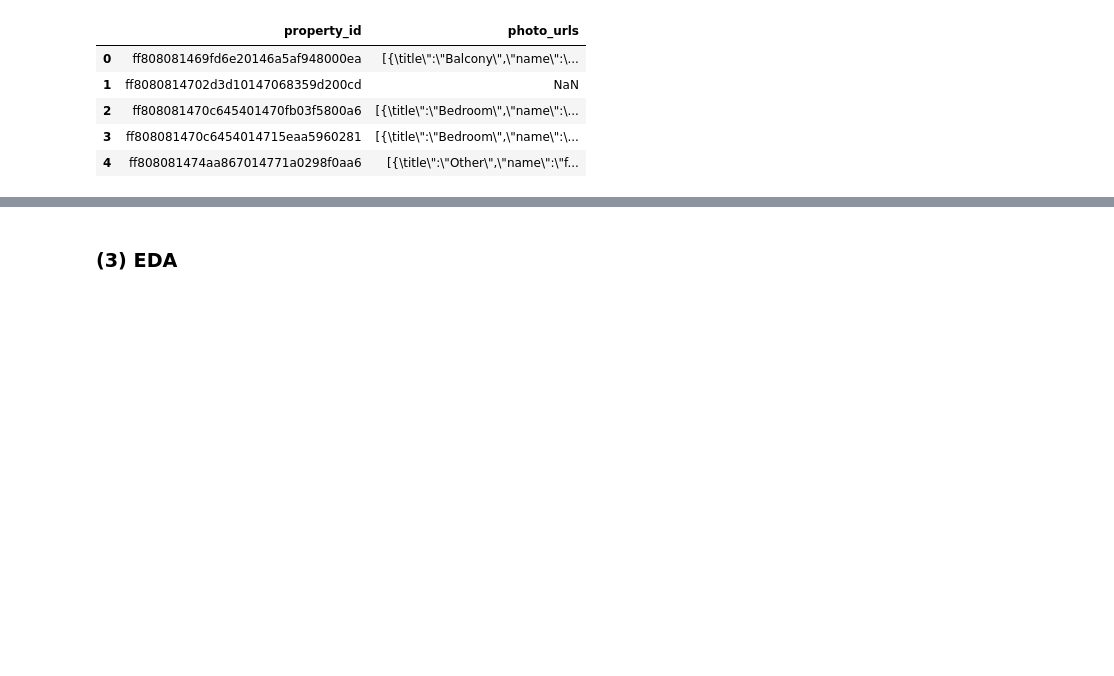
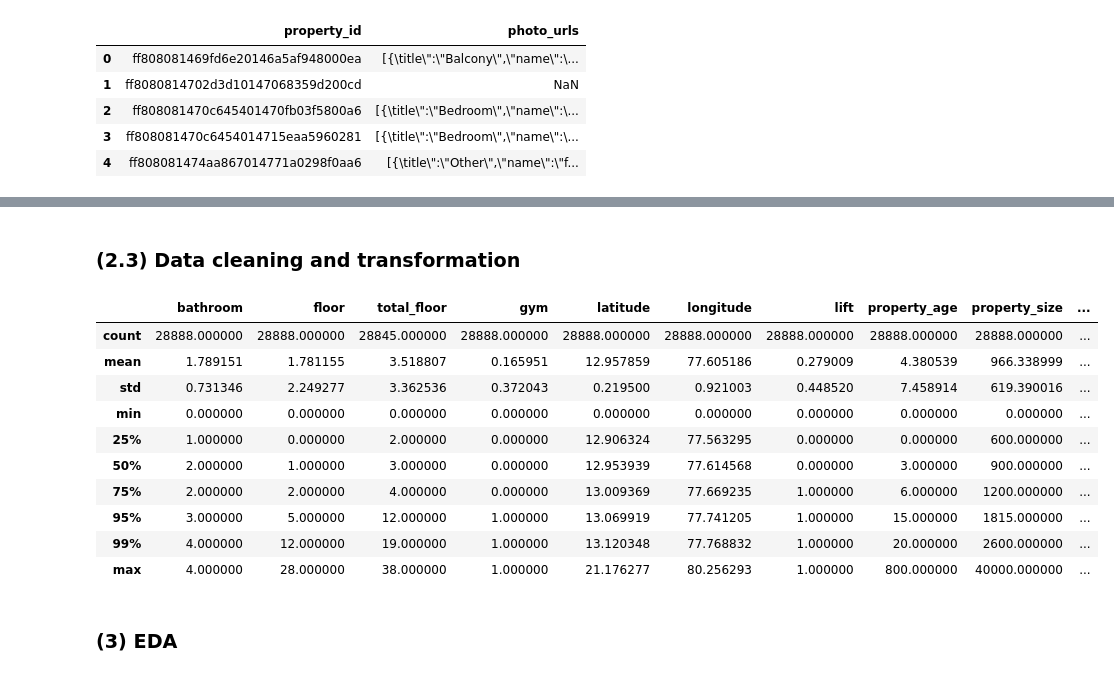
Before and after one commit to J-ZW-Wang/ss_data_project, a Jupyter notebook: NoBroker - Property Click Prediction/Property Click Prediction.ipynb, the cells around one changed output, grey strips where cells are left out. Cells and saved outputs as stored; diff of their text form; code cells hidden in the pictures; blank space fills up the shorter version.

```diff
--- a/NoBroker - Property Click Prediction/Property Click Prediction.ipynb
+++ b/NoBroker - Property Click Prediction/Property Click Prediction.ipynb
@@ -194,3 +206,5 @@ prop3 = (
 prop3._merge.value_counts()
 
 prop3.drop("_merge", axis=1, inplace=True)
+# %% [markdown]
+### (2.3) Data cleaning and transformation
@@ -196,0 +214,14 @@ prop3.drop("_merge", axis=1, inplace=True)
+# %%
+prop3.describe(percentiles=[0.25, 0.5, 0.75, 0.95, 0.99])
+# %% [output]
+|  | bathroom | floor | total_floor | gym | latitude | longitude | lift | property_age | property_size | ... |
+| count | 28888.000000 | 28888.000000 | 28845.000000 | 28888.000000 | 28888.000000 | 28888.000000 | 28888.000000 | 28888.000000 | 28888.000000 | ... |
+| mean | 1.789151 | 1.781155 | 3.518807 | 0.165951 | 12.957859 | 77.605186 | 0.279009 | 4.380539 | 966.338999 | ... |
+| std | 0.731346 | 2.249277 | 3.362536 | 0.372043 | 0.219500 | 0.921003 | 0.448520 | 7.458914 | 619.390016 | ... |
+| min | 0.000000 | 0.000000 | 0.000000 | 0.000000 | 0.000000 | 0.000000 | 0.000000 | 0.000000 | 0.000000 | ... |
+| 25% | 1.000000 | 0.000000 | 2.000000 | 0.000000 | 12.906324 | 77.563295 | 0.000000 | 0.000000 | 600.000000 | ... |
+| 50% | 2.000000 | 1.000000 | 3.000000 | 0.000000 | 12.953939 | 77.614568 | 0.000000 | 3.000000 | 900.000000 | ... |
+| 75% | 2.000000 | 2.000000 | 4.000000 | 0.000000 | 13.009369 | 77.669235 | 1.000000 | 6.000000 | 1200.000000 | ... |
+| 95% | 3.000000 | 5.000000 | 12.000000 | 1.000000 | 13.069919 | 77.741205 | 1.000000 | 15.000000 | 1815.000000 | ... |
+| 99% | 4.000000 | 12.000000 | 19.000000 | 1.000000 | 13.120348 | 77.768832 | 1.000000 | 20.000000 | 2600.000000 | ... |
+| max | 4.000000 | 28.000000 | 38.000000 | 1.000000 | 21.176277 | 80.256293 | 1.000000 | 800.000000 | 40000.000000 | ... |
```
Also changed, not shown: parts of 25 cells of this notebook.
